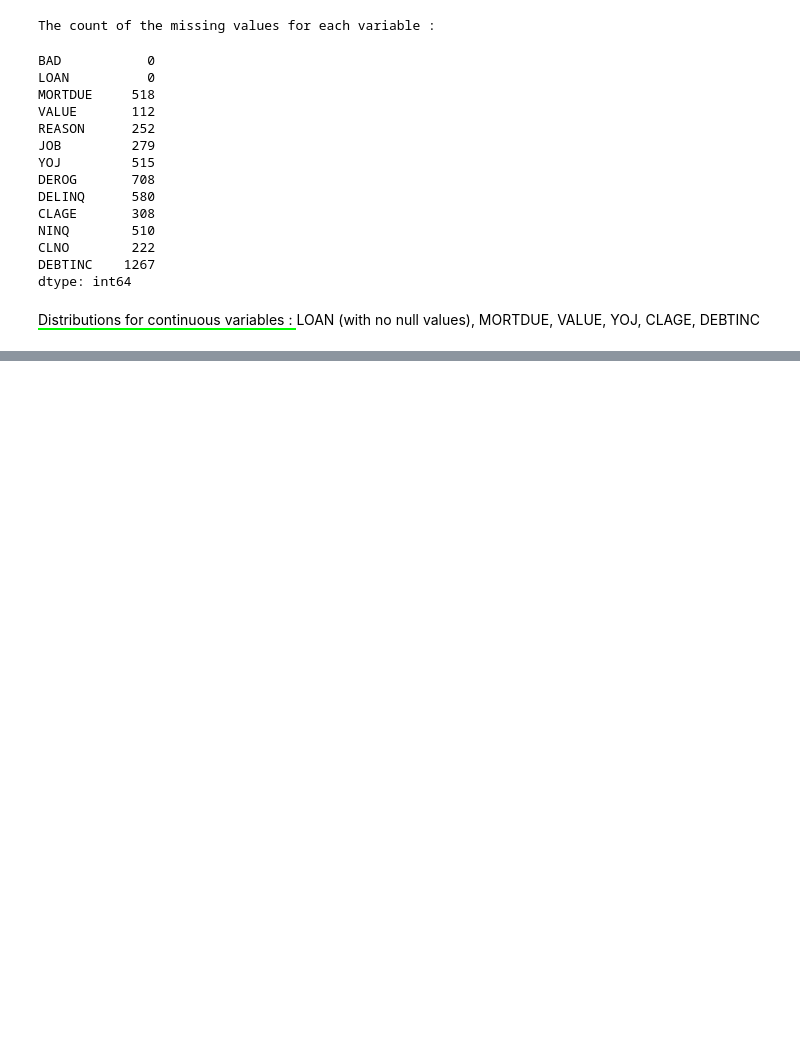
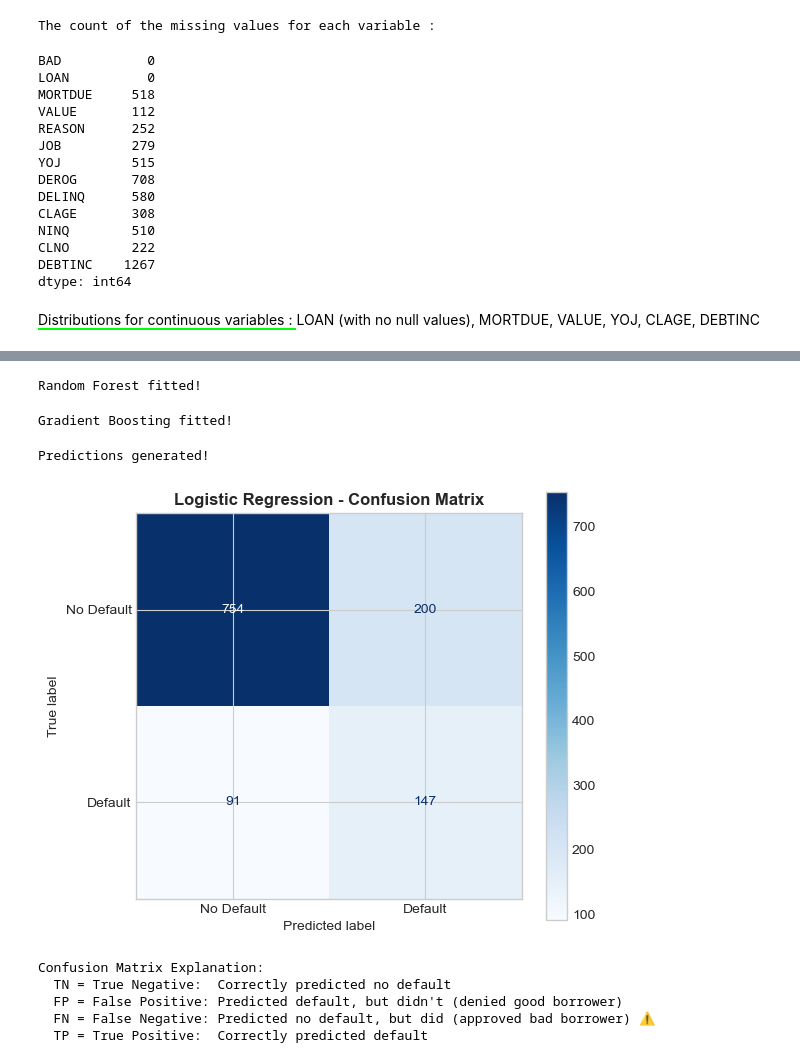
Before and after one commit to lotigiev/Big_Data_HMEQ, a Jupyter notebook: proj_big_data_hmeq.ipynb, the cells around one changed output, grey strips where cells are left out. Cells and saved outputs as stored; diff of their text form; code cells hidden in the pictures; blank space fills up the shorter version.

```diff
--- a/proj_big_data_hmeq.ipynb
+++ b/proj_big_data_hmeq.ipynb
@@ -139,0 +472,80 @@ continuous_var = ["LOAN", "MORTDUE", "VALUE", "YOJ", "CLAGE", "DEBTINC"]
+# %%
+rf = RandomForestClassifier(
+    n_estimators=200,          # Number of trees
+    max_depth=10,              # Limit tree depth to prevent overfitting
+    min_samples_leaf=20,       # Minimum samples per leaf
+    class_weight='balanced',   # Handle class imbalance
+    random_state=42,
+    n_jobs=-1                  # Use all CPU cores
+)
+
+# Fit on unscaled data (trees don't need scaling)
+rf.fit(X_train, y_train)
+
+print("Random Forest fitted!")
+# %% [output]
+Random Forest fitted!
+# %%
+gb = GradientBoostingClassifier(
+    n_estimators=200,          # Number of boosting rounds
+    max_depth=4,               # Keep trees shallow
+    learning_rate=0.1,         # Shrinkage factor
+    subsample=0.8,             # Stochastic gradient boosting
+    random_state=42
+)
+
+# Fit the model
+gb.fit(X_train, y_train)
+
+print("Gradient Boosting fitted!")
+# %% [output]
+Gradient Boosting fitted!
+# %%
+y_pred_logreg = logreg.predict(X_test_scaled)
+y_prob_logreg = logreg.predict_proba(X_test_scaled)[:, 1]  # P(default)
+
+# Random Forest (uses unscaled data)
+y_pred_rf = rf.predict(X_test)
+y_prob_rf = rf.predict_proba(X_test)[:, 1]
+
+# Gradient Boosting (uses unscaled data)
+y_pred_gb = gb.predict(X_test)
+y_prob_gb = gb.predict_proba(X_test)[:, 1]
+
+print("Predictions generated!")
+# %% [output]
+Predictions generated!
+# %%
+# Confusion Matrix for Logistic Regression
+# Confusion matrix layout:
+#                 Predicted
+#              No Default | Default
+# Actual No Default:  TN  |  FP
+# Actual Default:     FN  |  TP
+
+fig, ax = plt.subplots(figsize=(6, 5))
+
+# Create confusion matrix display for Logistic Regression only
+ConfusionMatrixDisplay.from_predictions(
+    y_test, y_pred_logreg,
+    display_labels=['No Default', 'Default'],
+    cmap='Blues',
+    ax=ax
+)
+ax.set_title('Logistic Regression - Confusion Matrix', fontsize=12, fontweight='bold')
+
+plt.tight_layout()
+plt.show()
+
+print("\nConfusion Matrix Explanation:")
+print("  TN = True Negative:  Correctly predicted no default")
+print("  FP = False Positive: Predicted default, but didn't (denied good borrower)")
+print("  FN = False Negative: Predicted no default, but did (approved bad borrower) ⚠️")
+print("  TP = True Positive:  Correctly predicted default")
+# %% [output]
+[figure, added]
+Confusion Matrix Explanation:
+  TN = True Negative:  Correctly predicted no default
+  FP = False Positive: Predicted default, but didn't (denied good borrower)
+  FN = False Negative: Predicted no default, but did (approved bad borrower) ⚠️
+  TP = True Positive:  Correctly predicted default
```
Also changed, not shown: parts of 19 cells of this notebook.
